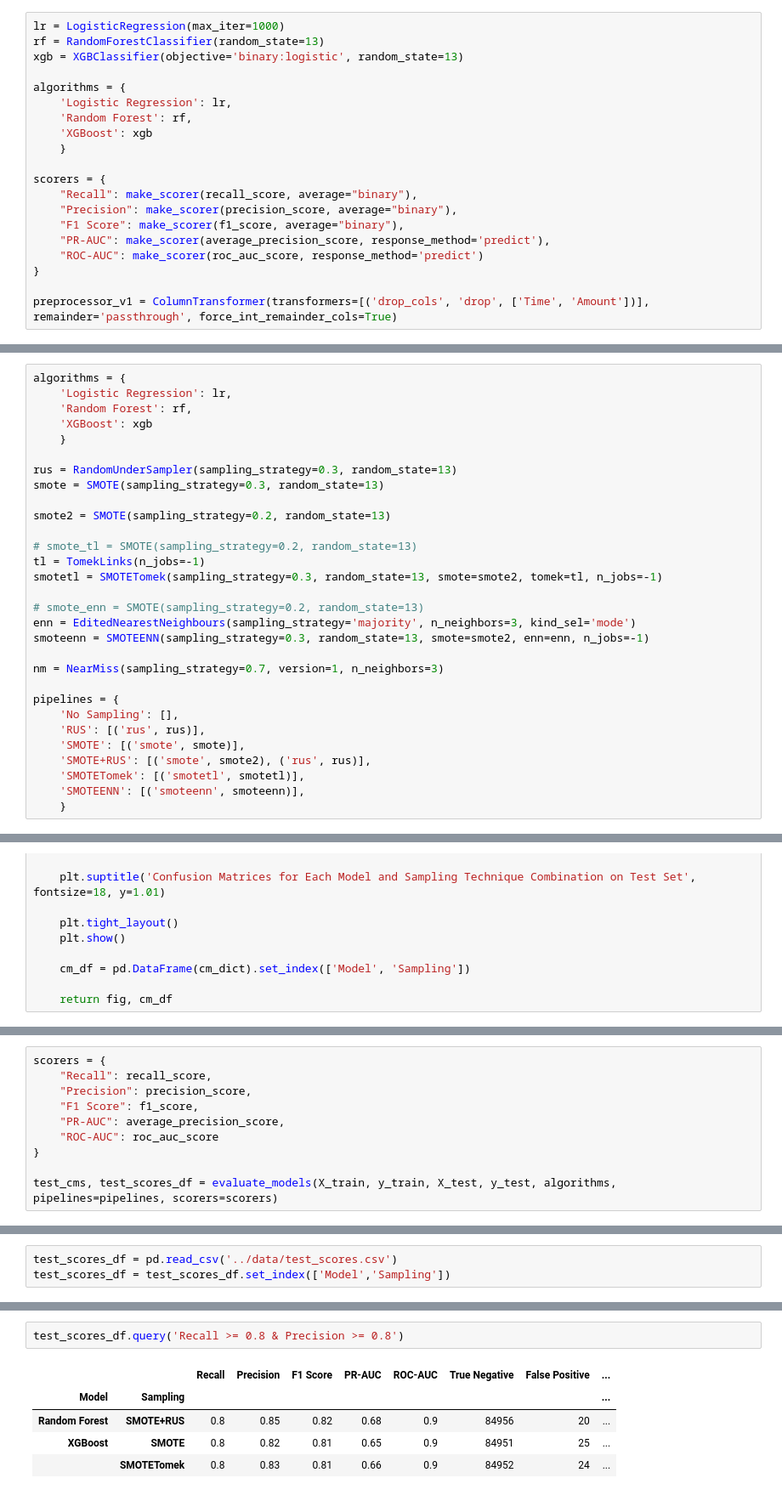
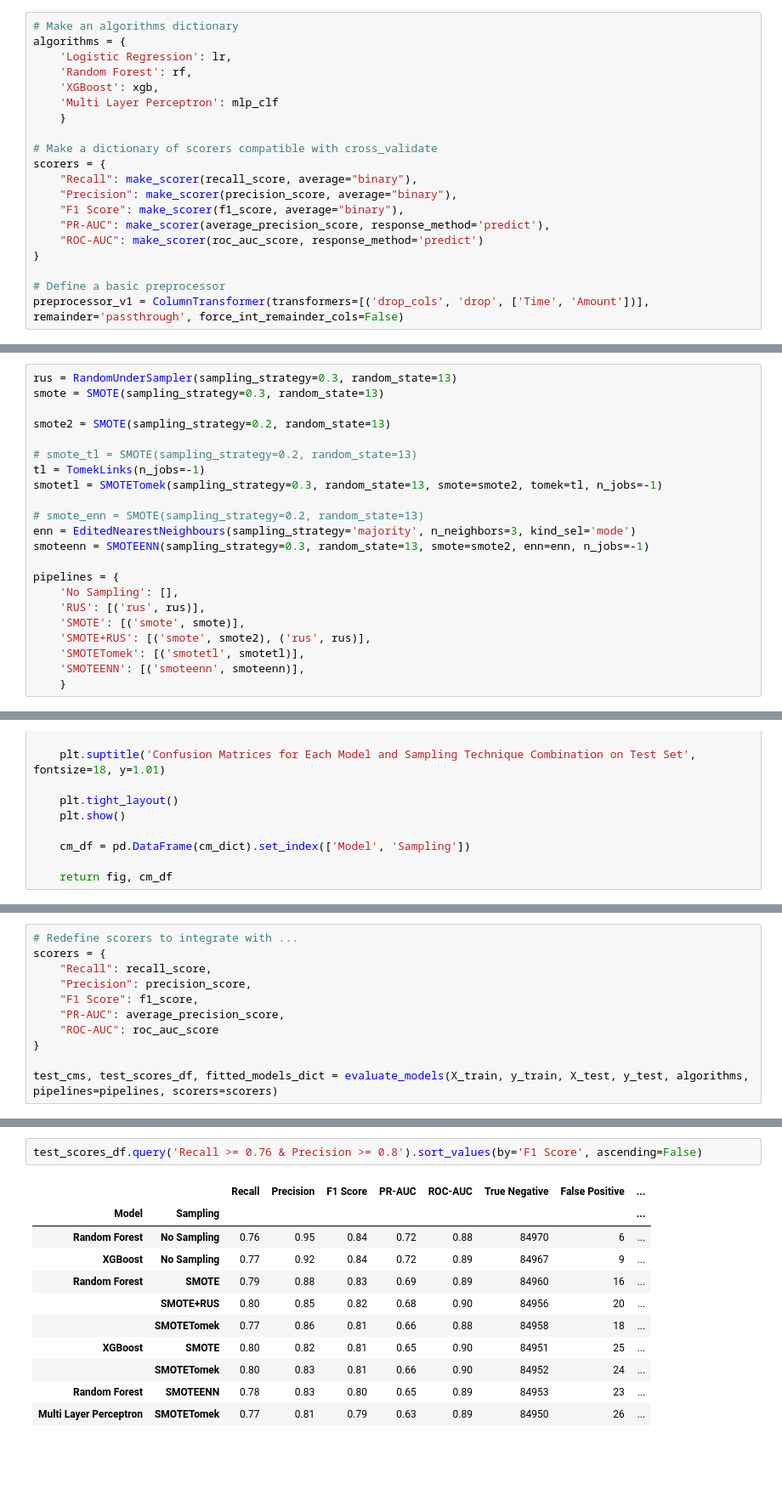
Before and after one commit to mailliwJ/FraudDetection, a Jupyter notebook: notebooks/2_sampling_trials.ipynb, the cells around one changed output, grey strips where cells are left out. Shown at 85% size. Drawn from its saved outputs; the diff is of its cells as text; blank space fills up the shorter version.

```diff
--- a/notebooks/2_sampling_trials.ipynb
+++ b/notebooks/2_sampling_trials.ipynb
@@ -102,14 +219,13 @@ This projects is an investigation of some of SKLearn's built in oversampling and
 # %%
-lr = LogisticRegression(max_iter=1000)
-rf = RandomForestClassifier(random_state=13)
-xgb = XGBClassifier(objective='binary:logistic', random_state=13)
-
+# Make an algorithms dictionary
 algorithms = {
     'Logistic Regression': lr,
     'Random Forest': rf,
-    'XGBoost': xgb
+    'XGBoost': xgb,
+    'Multi Layer Perceptron': mlp_clf
     }
 
+# Make a dictionary of scorers compatible with cross_validate
 scorers = {
     "Recall": make_scorer(recall_score, average="binary"),
     "Precision": make_scorer(precision_score, average="binary"),
@@ -118,7 +234,8 @@ scorers = {
     "ROC-AUC": make_scorer(roc_auc_score, response_method='predict')
 }
 
-preprocessor_v1 = ColumnTransformer(transformers=[('drop_cols', 'drop', ['Time', 'Amount'])], remainder='passthrough', force_int_remainder_cols=True)
+# Define a basic preprocessor
+preprocessor_v1 = ColumnTransformer(transformers=[('drop_cols', 'drop', ['Time', 'Amount'])], remainder='passthrough', force_int_remainder_cols=False)
 # %%
 def cross_validate_models(X, y, algorithms={}, pipe_steps=[], preprocessor='v1', cv=5, scorers=None, return_cm=False):
     """
@@ -261,12 +389,6 @@ The following section aims to trial some of ImbalancedLearn's built-in undersamp
 
 Due to computational and time constraints, only the best performing sampling strategy and classifier combination will then move onto the next phase of model devlopment which will include a hyperparameter gridsearch of both the sampling strategy and classifier hyperparameters. In a near perfect scenario with greater resources in both time and computational power, this grid search could be performed for all sampling strategy and classifier combinations.
 # %%
-algorithms = {
-    'Logistic Regression': lr,
-    'Random Forest': rf,
-    'XGBoost': xgb
-    }
-
 rus = RandomUnderSampler(sampling_strategy=0.3, random_state=13)
 smote = SMOTE(sampling_strategy=0.3, random_state=13)
 
@@ -280,8 +402,6 @@ smotetl = SMOTETomek(sampling_strategy=0.3, random_state=13, smote=smote2, tomek
 enn = EditedNearestNeighbours(sampling_strategy='majority', n_neighbors=3, kind_sel='mode')
 smoteenn = SMOTEENN(sampling_strategy=0.3, random_state=13, smote=smote2, enn=enn, n_jobs=-1)
 
-nm = NearMiss(sampling_strategy=0.7, version=1, n_neighbors=3)
-
 pipelines = {
     'No Sampling': [],
     'RUS': [('rus', rus)],
@@ -605,4 +919,5 @@ def evaluate_models(X_train, y_train, X_test, y_test, algorithms, pipelines=None
 # %%
+# Redefine scorers to integrate with ...
 scorers = {
     "Recall": recall_score,
     "Precision": precision_score,
@@ -611,5 +926,5 @@ scorers = {
     "ROC-AUC": roc_auc_score
 }
 
-test_cms, test_scores_df = evaluate_models(X_train, y_train, X_test, y_test, algorithms, pipelines=pipelines, scorers=scorers)
+test_cms, test_scores_df, fitted_models_dict = evaluate_models(X_train, y_train, X_test, y_test, algorithms, pipelines=pipelines, scorers=scorers)
 # %% [output]
@@ -619,3 +954,0 @@ test_cms, test_scores_df = evaluate_models(X_train, y_train, X_test, y_test, alg
-# %%
-test_scores_df = pd.read_csv('../data/test_scores.csv')
-test_scores_df = test_scores_df.set_index(['Model','Sampling'])
@@ -664,8 +984,14 @@ test_scores_df.sort_values(by='True Positive', ascending=False)
 # %%
-test_scores_df.query('Recall >= 0.8 & Precision >= 0.8')
+test_scores_df.query('Recall >= 0.76 & Precision >= 0.8').sort_values(by='F1 Score', ascending=False)
 # %% [output]
 |  |  | Recall | Precision | F1 Score | PR-AUC | ROC-AUC | True Negative | False Positive | ... |
 | Model | Sampling |  |  |  |  |  |  |  | ... |
-| Random Forest | SMOTE+RUS | 0.8 | 0.85 | 0.82 | 0.68 | 0.9 | 84956 | 20 | ... |
-| XGBoost | SMOTE | 0.8 | 0.82 | 0.81 | 0.65 | 0.9 | 84951 | 25 | ... |
-|  | SMOTETomek | 0.8 | 0.83 | 0.81 | 0.66 | 0.9 | 84952 | 24 | ... |
+| Random Forest | No Sampling | 0.76 | 0.95 | 0.84 | 0.72 | 0.88 | 84970 | 6 | ... |
+| XGBoost | No Sampling | 0.77 | 0.92 | 0.84 | 0.72 | 0.89 | 84967 | 9 | ... |
+| Random Forest | SMOTE | 0.79 | 0.88 | 0.83 | 0.69 | 0.89 | 84960 | 16 | ... |
+|  | SMOTE+RUS | 0.80 | 0.85 | 0.82 | 0.68 | 0.90 | 84956 | 20 | ... |
+|  | SMOTETomek | 0.77 | 0.86 | 0.81 | 0.66 | 0.88 | 84958 | 18 | ... |
+| XGBoost | SMOTE | 0.80 | 0.82 | 0.81 | 0.65 | 0.90 | 84951 | 25 | ... |
+|  | SMOTETomek | 0.80 | 0.83 | 0.81 | 0.66 | 0.90 | 84952 | 24 | ... |
+| Random Forest | SMOTEENN | 0.78 | 0.83 | 0.80 | 0.65 | 0.89 | 84953 | 23 | ... |
+| Multi Layer Perceptron | SMOTETomek | 0.77 | 0.81 | 0.79 | 0.63 | 0.89 | 84950 | 26 | ... |
```
Also changed, not shown: parts of 69 cells of this notebook, 7 other files.
